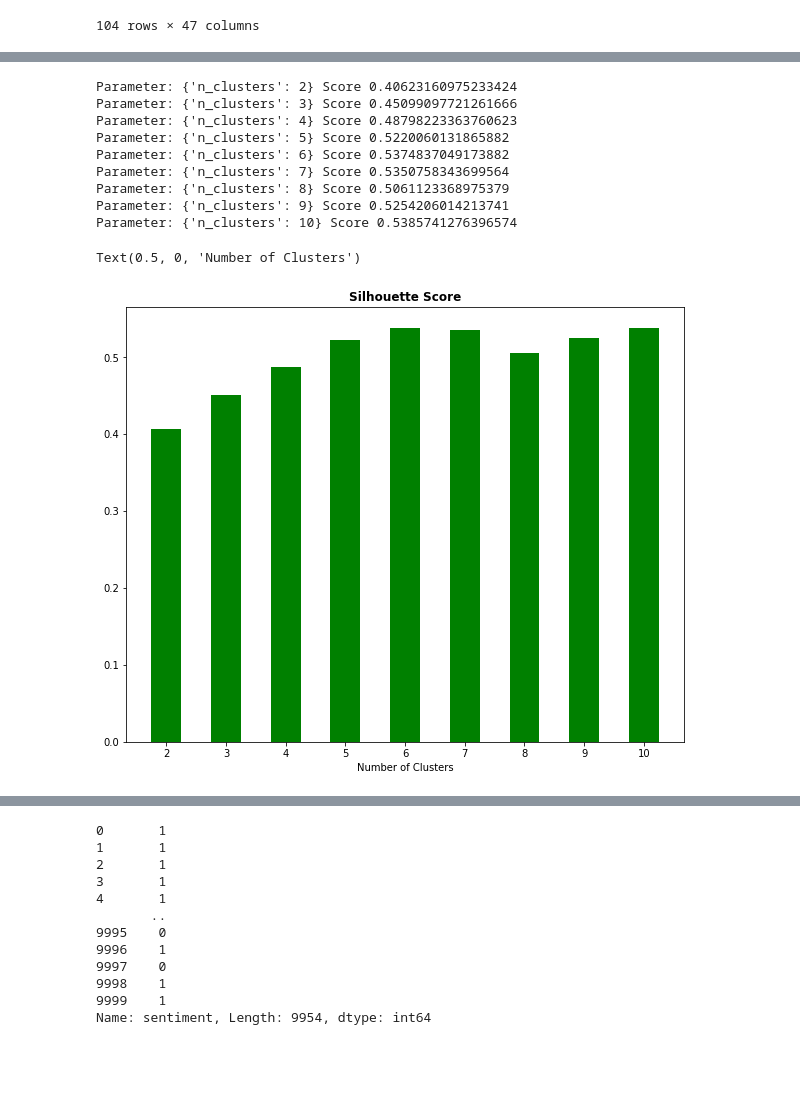
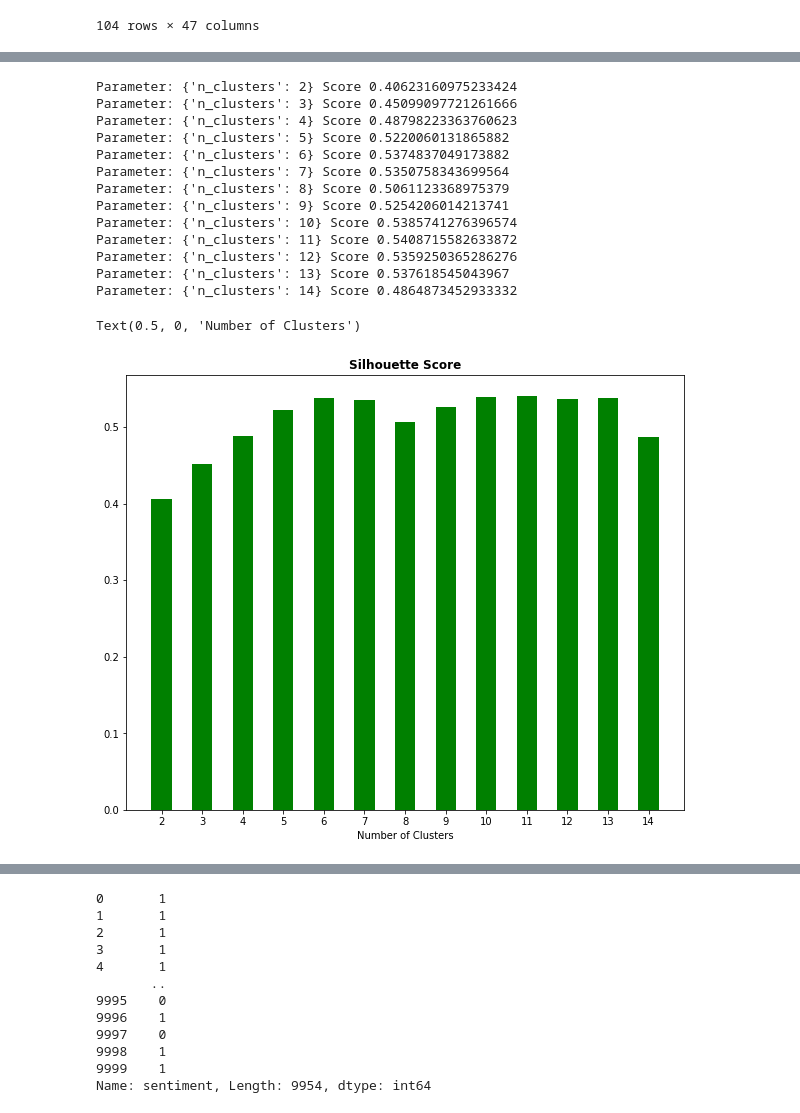
Before and after one commit to Souvik0651/Zomato-Restaurant-Clustering-and-sentiment-Analysis, a Jupyter notebook: Zomato_Restaurant_Clustering_and_sentiment_Analysis.ipynb, the cells around one changed output, grey strips where cells are left out. Saved outputs shown, nothing was run; the diff lists cells and outputs as text; code cells hidden in the pictures; blank space fills up the shorter version.

```diff
--- a/Zomato_Restaurant_Clustering_and_sentiment_Analysis.ipynb
+++ b/Zomato_Restaurant_Clustering_and_sentiment_Analysis.ipynb
@@ -910,38 +958,42 @@ array([[-1.00588454,  0.44565538, -0.2710013 ],
 from sklearn.metrics import silhouette_score
 from sklearn.model_selection import ParameterGrid
 # candidates for the number of cluster
-parameters = list(range(2,11))
+parameters = list(range(2,15))
 #parameters
 parameter_grid = ParameterGrid({'n_clusters': parameters})
 best_score = -1
 kmeans_model = KMeans(random_state = 0)     # instantiating KMeans model
 silhouette_scores = []
 # evaluation based on silhouette_score
 for p in parameter_grid:
     kmeans_model.set_params(**p)    # set current hyper parameter
     kmeans_model.fit(pca_result)          # fit model
     score = silhouette_score(pca_result, kmeans_model.labels_)   # calculate silhouette_score
     silhouette_scores += [score]       # store all the scores
     print('Parameter:', p, 'Score', score)
     # check p which has the best score
     if score > best_score:
         best_score = score
         best_grid = p
 
 # plotting
 plt.bar(range(len(silhouette_scores)), list(silhouette_scores), align='center', color='green', width=0.5)
 plt.xticks(range(len(silhouette_scores)), list(parameters))
 plt.title('Silhouette Score', fontweight='bold')
 plt.xlabel('Number of Clusters')
 # %% [output]
 Parameter: {'n_clusters': 2} Score 0.40623160975233424
 Parameter: {'n_clusters': 3} Score 0.45099097721261666
 Parameter: {'n_clusters': 4} Score 0.48798223363760623
 Parameter: {'n_clusters': 5} Score 0.5220060131865882
 Parameter: {'n_clusters': 6} Score 0.5374837049173882
 Parameter: {'n_clusters': 7} Score 0.5350758343699564
 Parameter: {'n_clusters': 8} Score 0.5061123368975379
 Parameter: {'n_clusters': 9} Score 0.5254206014213741
 Parameter: {'n_clusters': 10} Score 0.5385741276396574
+Parameter: {'n_clusters': 11} Score 0.5408715582633872
+Parameter: {'n_clusters': 12} Score 0.5359250365286276
+Parameter: {'n_clusters': 13} Score 0.537618545043967
+Parameter: {'n_clusters': 14} Score 0.4864873452933332
 Text(0.5, 0, 'Number of Clusters')
-[figure, old version]
+[figure, new version]
```
Also changed, not shown: parts of 138 cells of this notebook.
